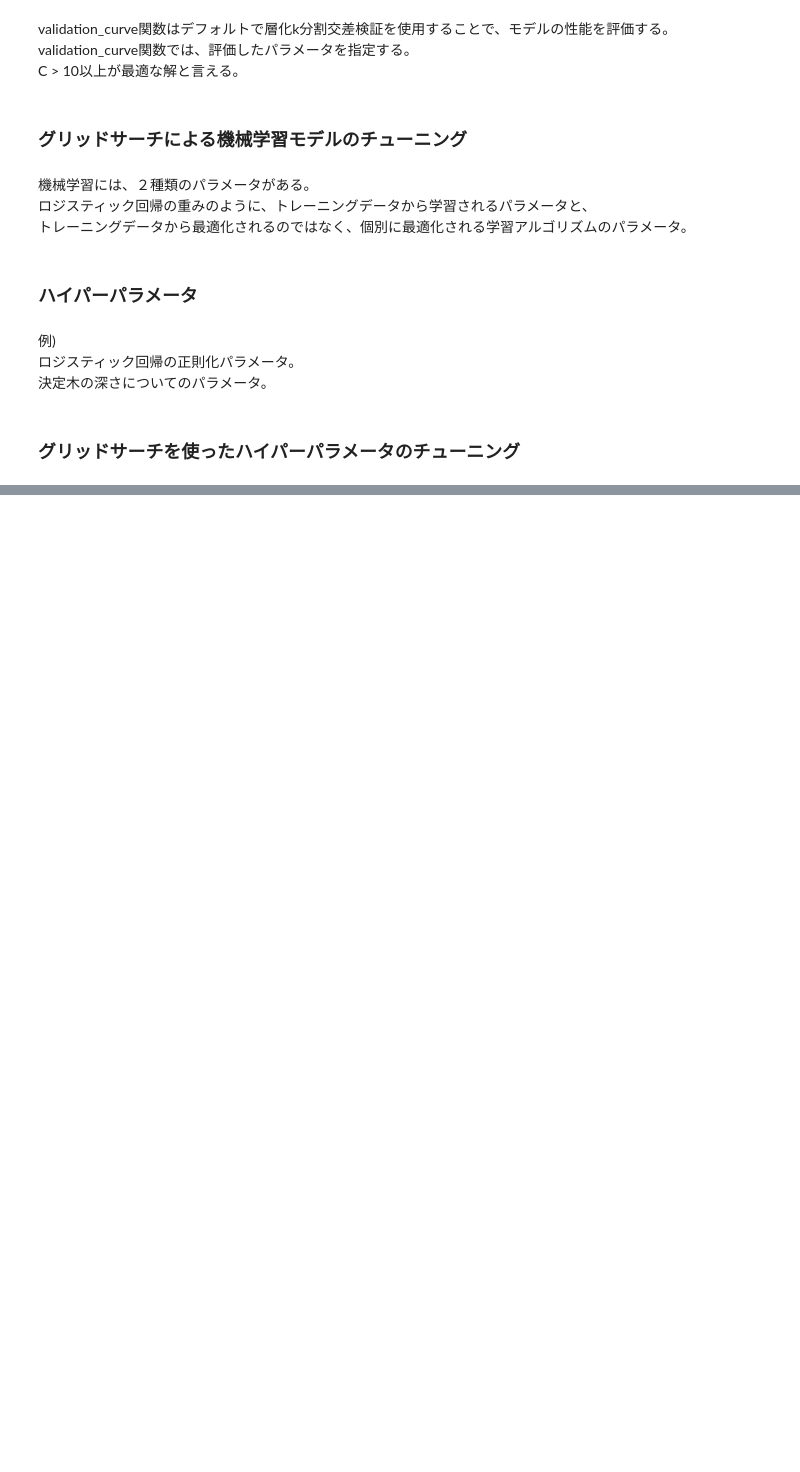
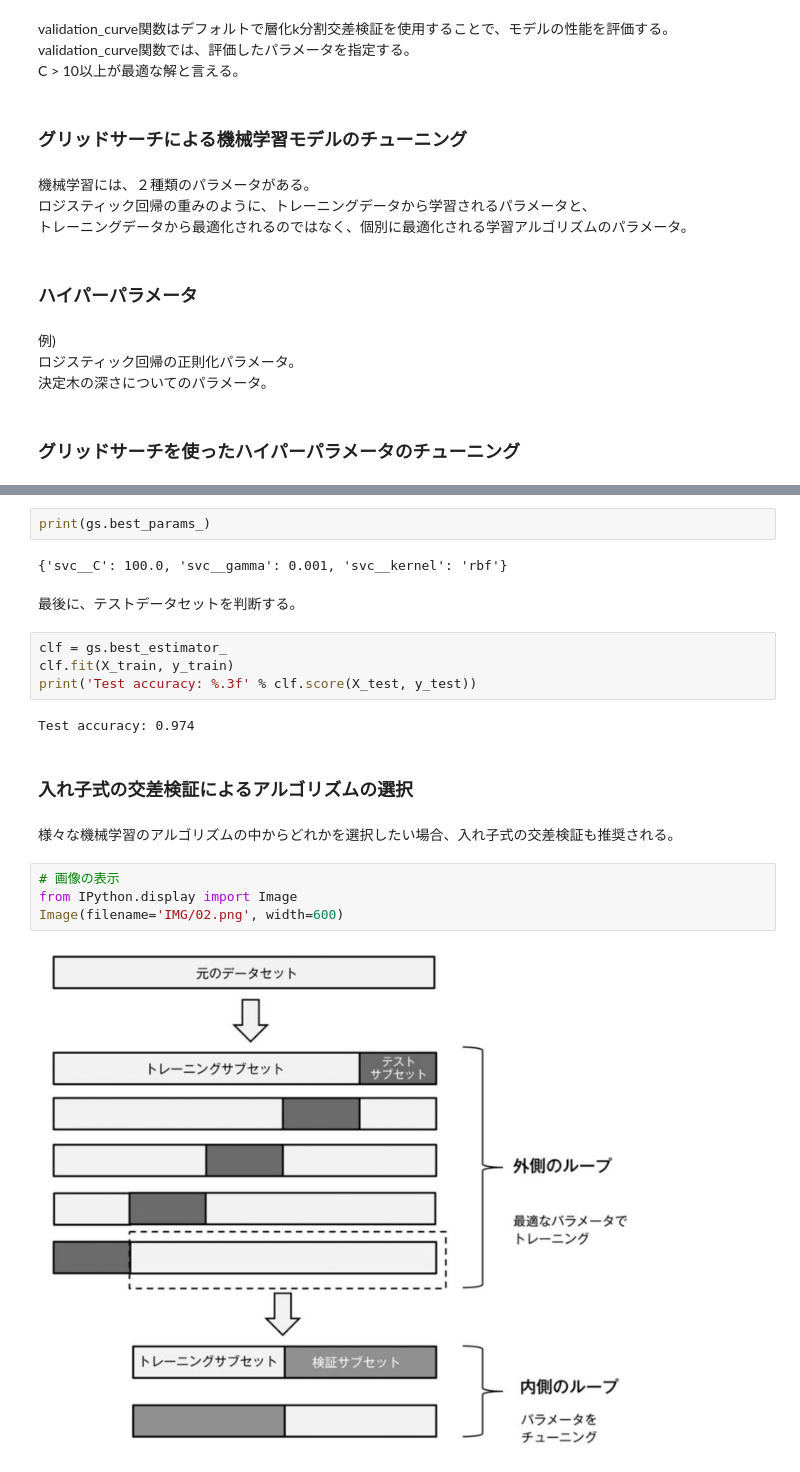
Before and after one commit to TakanoriHasebe/python_machine_learning_2nd, a Jupyter notebook: ch06/モデルの評価とハイパーパラメータチューニングのベストプラクティス.ipynb, the cells around one changed output, grey strips where cells are left out. Cells and saved outputs as stored; diff of their text form; blank space fills up the shorter version.

```diff
--- a/ch06/モデルの評価とハイパーパラメータチューニングのベストプラクティス.ipynb
+++ b/ch06/モデルの評価とハイパーパラメータチューニングのベストプラクティス.ipynb
@@ -224,0 +251,22 @@ C > 10以上が最適な解と言える。<br>
+# %%
+print(gs.best_params_)
+# %% [output]
+{'svc__C': 100.0, 'svc__gamma': 0.001, 'svc__kernel': 'rbf'}
+# %% [markdown]
+最後に、テストデータセットを判断する。
+# %%
+clf = gs.best_estimator_
+clf.fit(X_train, y_train)
+print('Test accuracy: %.3f' % clf.score(X_test, y_test))
+# %% [output]
+Test accuracy: 0.974
+# %% [markdown]
+### 入れ子式の交差検証によるアルゴリズムの選択
+# %% [markdown]
+様々な機械学習のアルゴリズムの中からどれかを選択したい場合、入れ子式の交差検証も推奨される。<br>
+# %%
+# 画像の表示
+from IPython.display import Image
+Image(filename='IMG/02.png', width=600)
+# %% [output]
+[figure, added]
```
Also changed, not shown: parts of 8 cells of this notebook, 2 other files.
